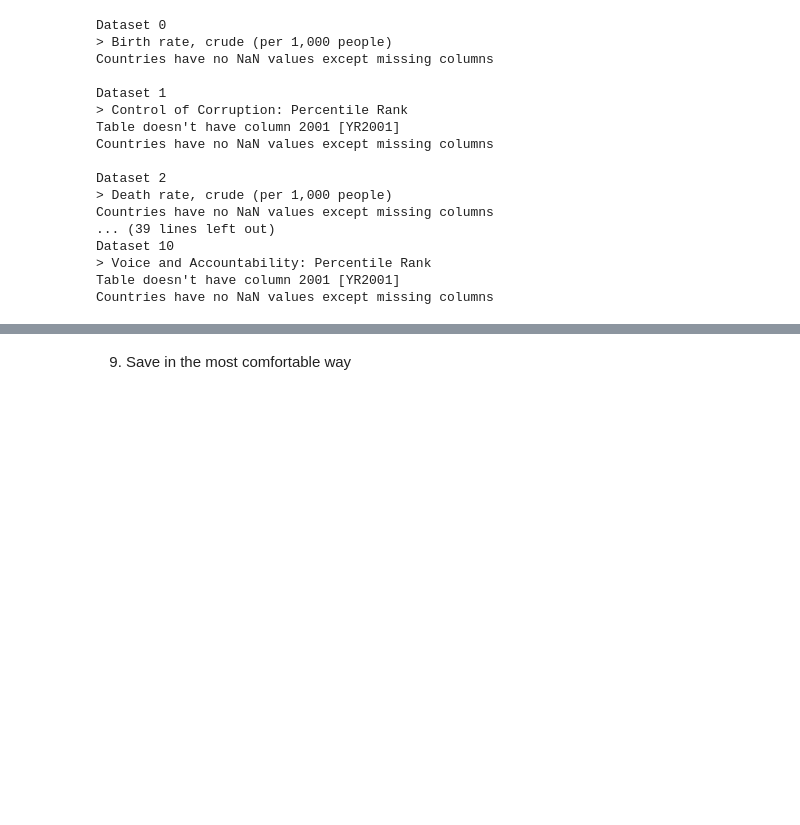
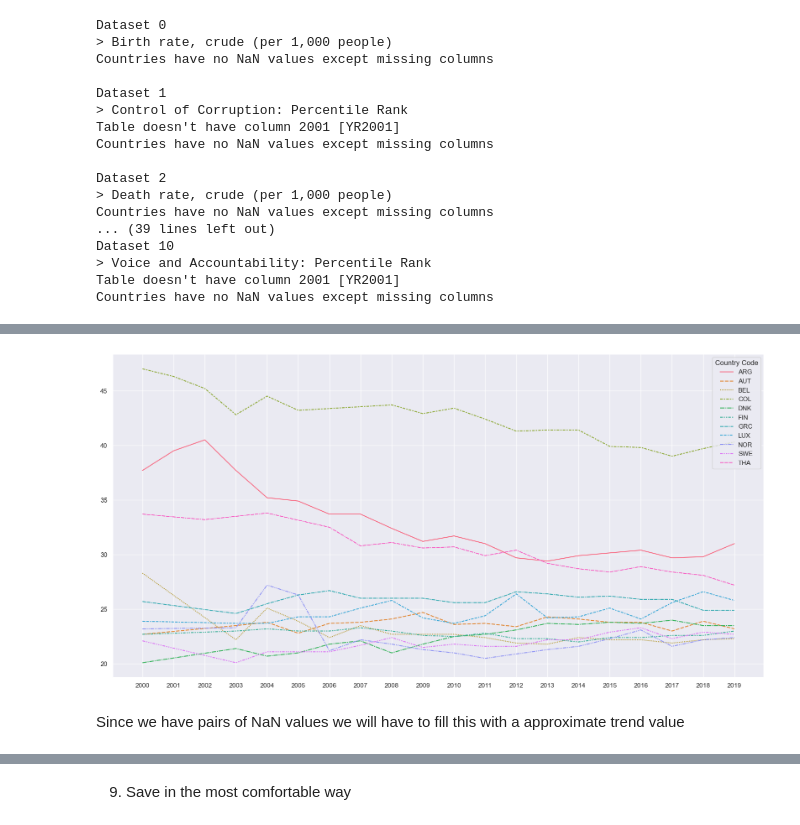
Before and after one commit to BaakhOfficial/Suicide-Rate-Analysis, a Jupyter notebook: Python/WHO_data_prep.ipynb, the cells around one changed output, grey strips where cells are left out. Cells and saved outputs as stored; diff of their text form; code cells hidden in the pictures; blank space fills up the shorter version.

```diff
--- a/Python/WHO_data_prep.ipynb
+++ b/Python/WHO_data_prep.ipynb
@@ -328,0 +377,5 @@ Countries have no NaN values except missing columns
+# %%
+df = pd.read_csv(datalist[5], na_values='..')
+df = df.loc[(df['Series Name'].reset_index(drop=True)[0] == df['Series Name']) & (df['Country Code'].isin(countries_filtered))].drop(info_cols[0:3], axis=1)
+df = df[['Country Code'] + get_yearlist(df, years=years_col_list_full)].set_index('Country Code')
+df
@@ -328,0 +401,12 @@ Countries have no NaN values except missing columns
+# %%
+# We will look only on countries that has NaN values
+df = df.loc[df.isna().any(axis=1)]
+# %%
+# We will look only on countries that has NaN values
+plt.figure(figsize=(20, 10))
+sns.lineplot(data=df.transpose()).set_xticklabels([year[0:4] for year in df.columns.to_list()])
+plt.show()
+# %% [output]
+[figure, added]
+# %% [markdown]
+Since we have pairs of NaN values we will have to fill this with a approximate trend value
```
Also changed, not shown: parts of 16 cells of this notebook, 1 other file.
